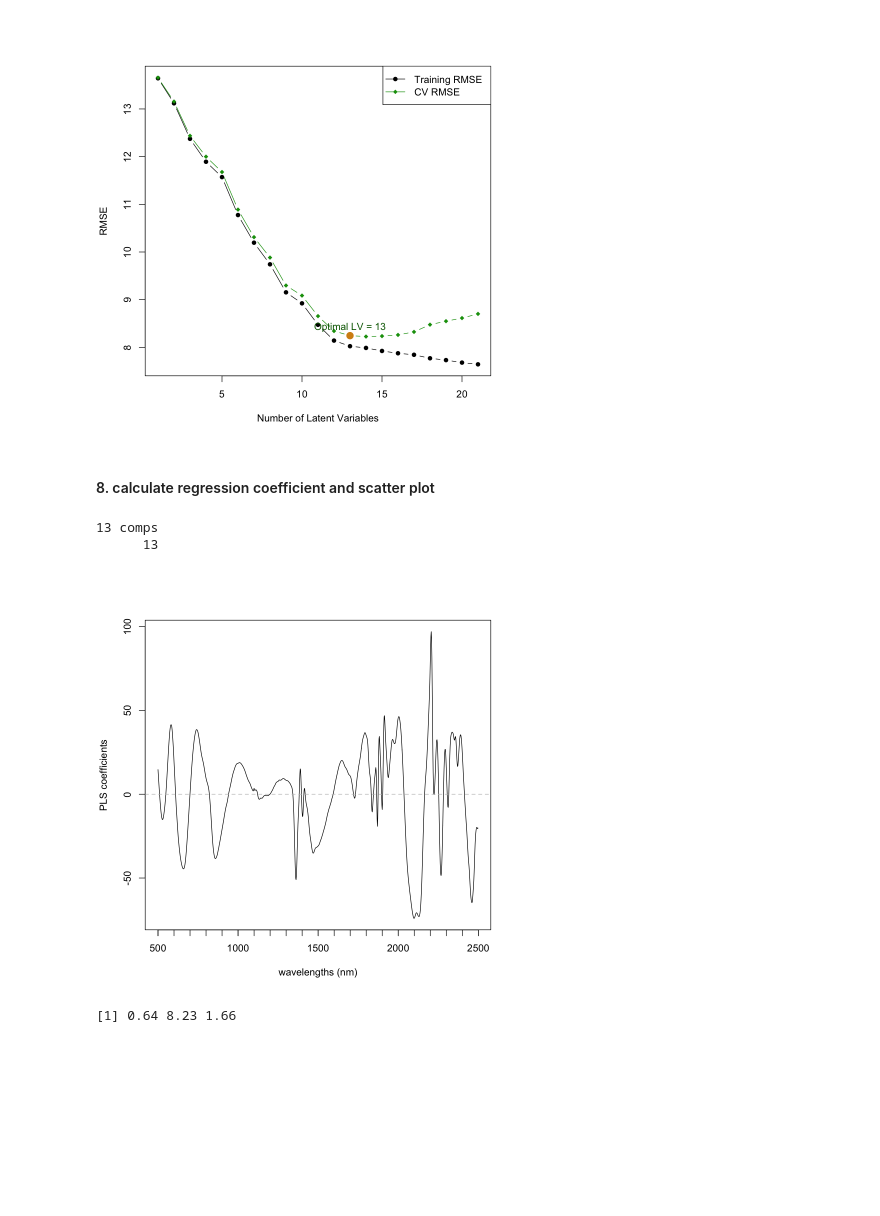
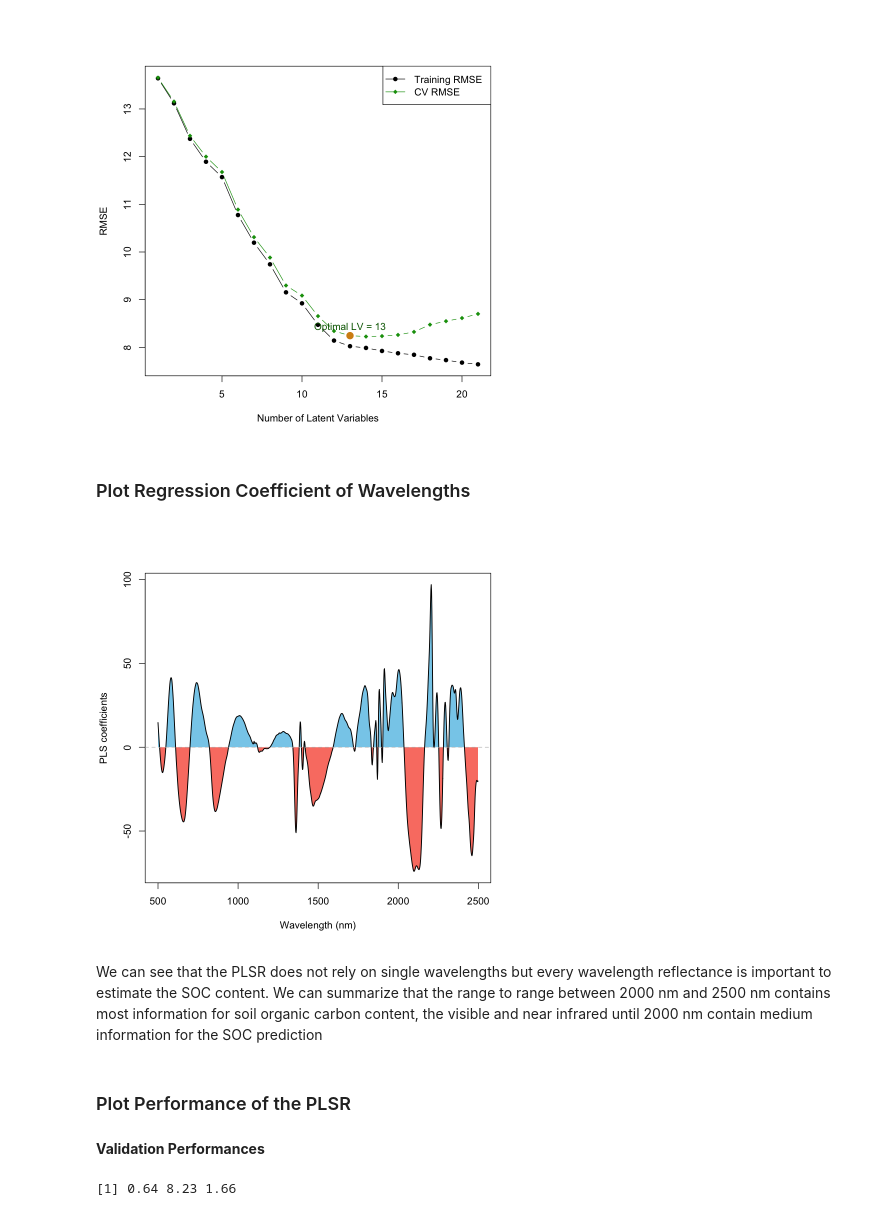
Before and after one commit to lcaspari/italy_soc, a Jupyter notebook: SOC_italy.ipynb, the cells around one changed output. Drawn from its saved outputs; the diff is of its cells as text; code cells hidden in the pictures; blank space fills up the shorter version.

```diff
--- a/SOC_italy.ipynb
+++ b/SOC_italy.ipynb
@@ -287,21 +298,38 @@ text(optimal_lv, cv_rmse[optimal_lv], labels=paste("Optimal LV =", optimal_lv),
       13
 [figure]
 # %% [markdown]
-#### 8. calculate regression coefficient and scatter plot
+### Plot Regression Coefficient of Wavelengths
 # %%
-# choose LVs of 13 as optimal
-onc<-which.min(err_modcv$val[1,,])-1
-onc
-# Inspection of regression coefficients
-par(pty="m")
-matplot(wl, modcv$coefficients[,,onc], type="l", lty=1,
-        xlab="wavelengths (nm)", ylab="PLS coefficients")
-axis(1, seq(500,2500,100), labels = NA)
-abline(h=0, lty=2, col="gray")
+# Extract coefficients for the chosen LV
+coefs <- as.vector(modcv$coefficients[,,onc])
+
+# Plot wavelength contribution to the PLSR
+coefs_pos <- ifelse(coefs > 0, coefs, 0)
+coefs_neg <- ifelse(coefs < 0, coefs, 0)
+
+plot(wl, coefs, type = "n",
+     xlab = "Wavelength (nm)", ylab = "PLS coefficients")
+
+# Fill positive and negative areas
+polygon(c(wl, rev(wl)), c(coefs_pos, rep(0, length(coefs_pos))),
+        col = "skyblue", border = NA)
+
+polygon(c(wl, rev(wl)), c(coefs_neg, rep(0, length(coefs_neg))),
+        col = "salmon", border = NA)
+
+# Draw line on top
+lines(wl, coefs, col = "black", lwd = 1.5)
+
+# Zero line
+abline(h = 0, lty = 2, col = "gray")
 # %% [output]
-13 comps
-      13
-[figure, old version]
+[figure, new version]
+# %% [markdown]
+We can see that the PLSR does not rely on single wavelengths but every wavelength reflectance is important to estimate the SOC content. We can summarize that the range to range between 2000 nm and 2500 nm contains most information for soil organic carbon content, the visible and near infrared until 2000 nm contain medium information for the SOC prediction
+# %% [markdown]
+ ### Plot Performance of the PLSR
+# %% [markdown]
+**Validation Performances**
 # %%
 # scatter plot of observed vs predicted values
 par(pty="s")
```
Also changed, not shown: parts of 31 cells of this notebook.
